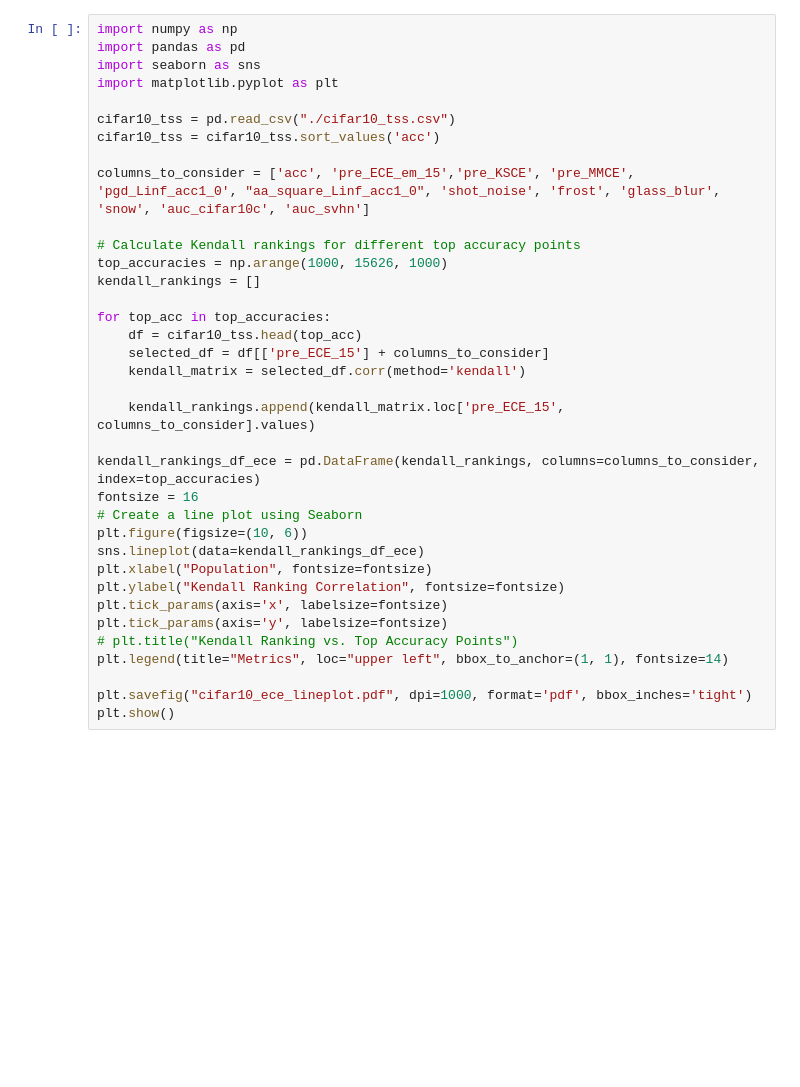
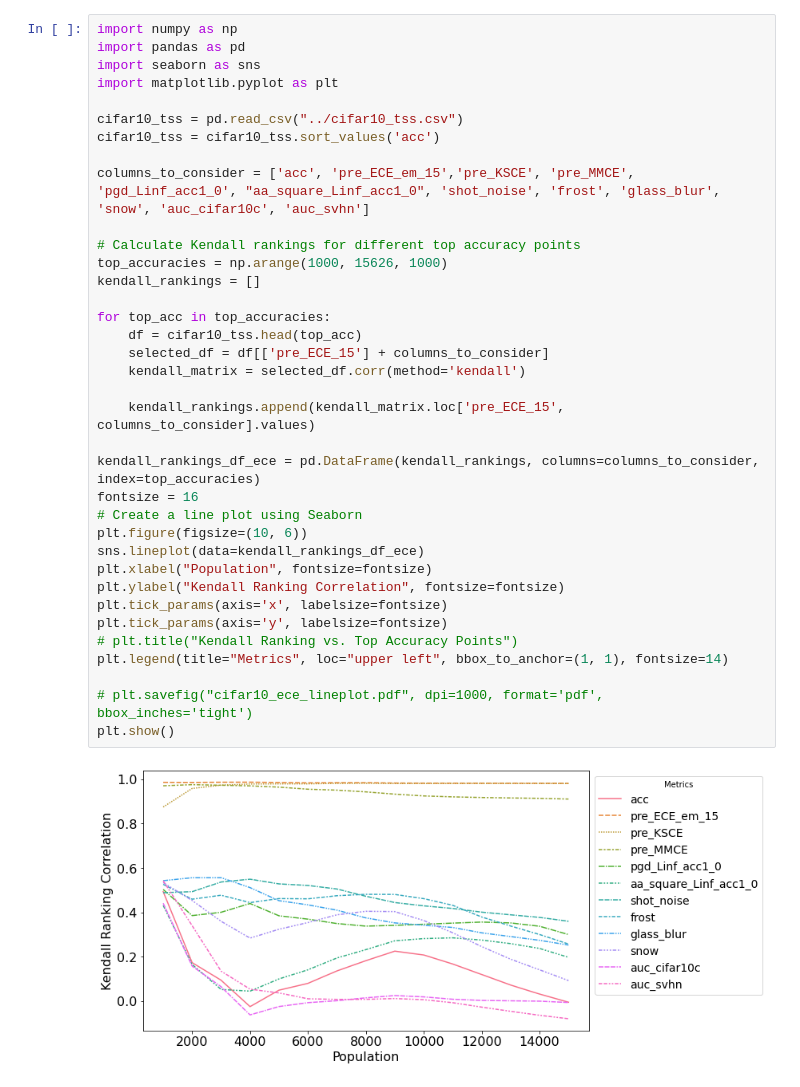
Before and after one commit to Linwei94/ICLR2024-CalibrationBenchmark, a Jupyter notebook: plotting/q2.ipynb, the cells around one changed output. Cells and saved outputs as stored; diff of their text form; blank space fills up the shorter version.

```diff
--- a/plotting/q2.ipynb
+++ b/plotting/q2.ipynb
@@ -4,33 +4,35 @@ import pandas as pd
 import seaborn as sns
 import matplotlib.pyplot as plt
 
-cifar10_tss = pd.read_csv("./cifar10_tss.csv")
+cifar10_tss = pd.read_csv("../cifar10_tss.csv")
 cifar10_tss = cifar10_tss.sort_values('acc')
 
 columns_to_consider = ['acc', 'pre_ECE_em_15','pre_KSCE', 'pre_MMCE', 'pgd_Linf_acc1_0', "aa_square_Linf_acc1_0", 'shot_noise', 'frost', 'glass_blur', 'snow', 'auc_cifar10c', 'auc_svhn']
 
 # Calculate Kendall rankings for different top accuracy points
 top_accuracies = np.arange(1000, 15626, 1000)
 kendall_rankings = []
 
 for top_acc in top_accuracies:
     df = cifar10_tss.head(top_acc)
     selected_df = df[['pre_ECE_15'] + columns_to_consider]
     kendall_matrix = selected_df.corr(method='kendall')
 
     kendall_rankings.append(kendall_matrix.loc['pre_ECE_15', columns_to_consider].values)
 
 kendall_rankings_df_ece = pd.DataFrame(kendall_rankings, columns=columns_to_consider, index=top_accuracies)
 fontsize = 16
 # Create a line plot using Seaborn
 plt.figure(figsize=(10, 6))
 sns.lineplot(data=kendall_rankings_df_ece)
 plt.xlabel("Population", fontsize=fontsize)
 plt.ylabel("Kendall Ranking Correlation", fontsize=fontsize)
 plt.tick_params(axis='x', labelsize=fontsize)
 plt.tick_params(axis='y', labelsize=fontsize)
 # plt.title("Kendall Ranking vs. Top Accuracy Points")
 plt.legend(title="Metrics", loc="upper left", bbox_to_anchor=(1, 1), fontsize=14)
 
-plt.savefig("cifar10_ece_lineplot.pdf", dpi=1000, format='pdf', bbox_inches='tight')
+# plt.savefig("cifar10_ece_lineplot.pdf", dpi=1000, format='pdf', bbox_inches='tight')
 plt.show()
+# %% [output]
+[figure, added]
```
Also changed, not shown: 9 other files.
